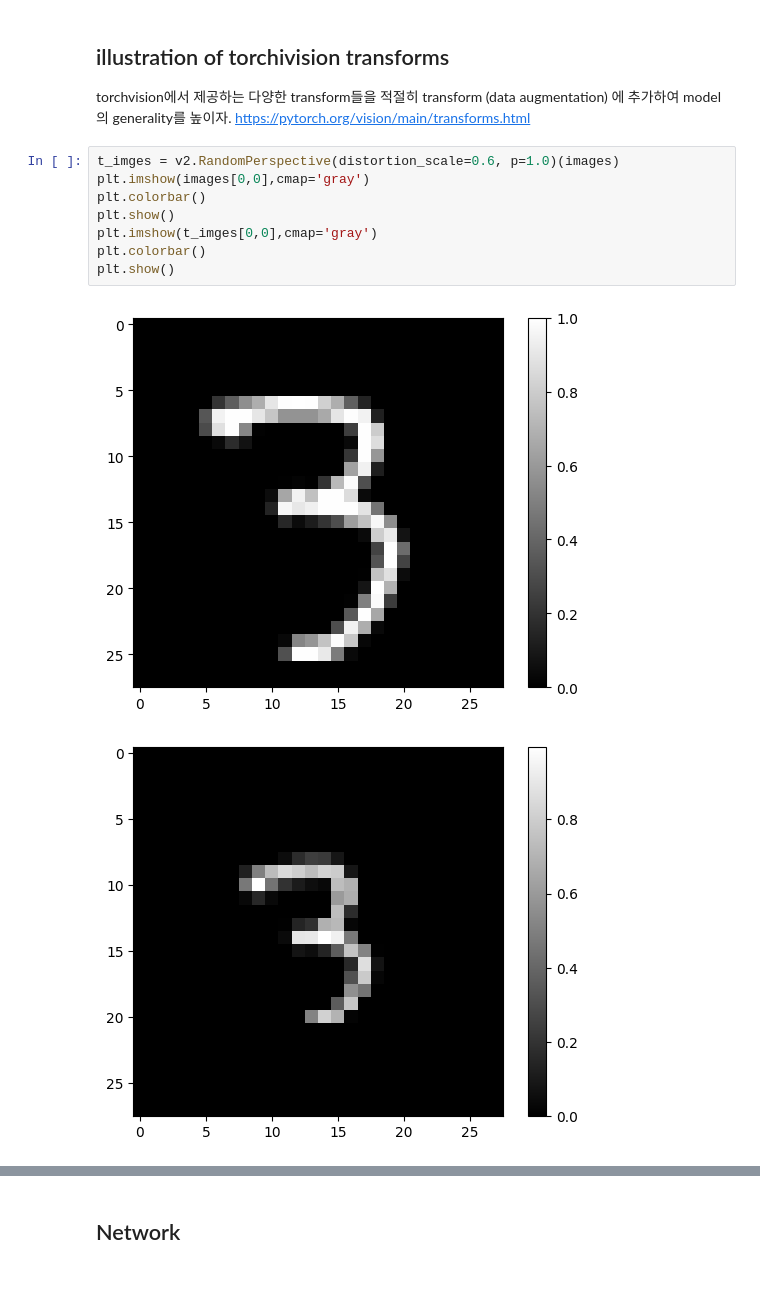
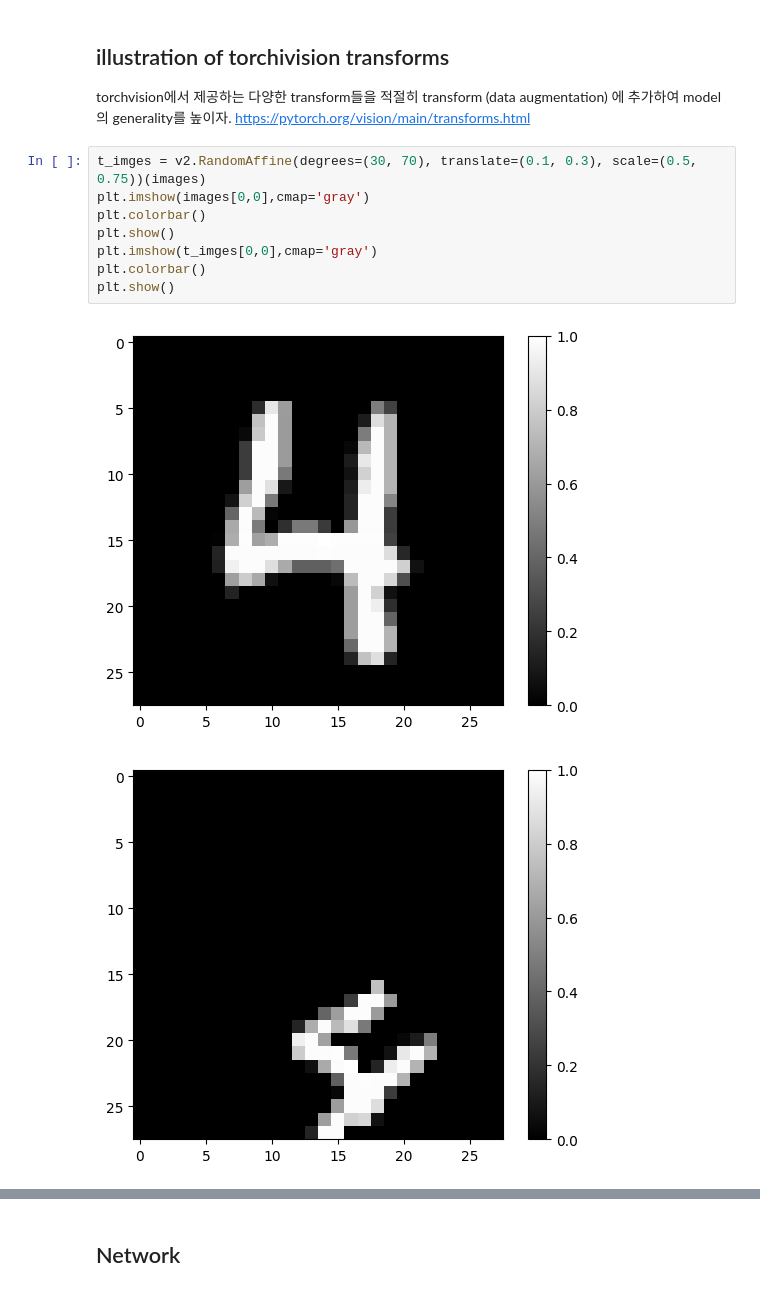
Before and after one commit to hufsaim/T10306201, a Jupyter notebook: notebook_2024/Lab09.ipynb, the cells around one changed output, grey strips where cells are left out. Drawn from its saved outputs; the diff is of its cells as text.

```diff
--- a/notebook_2024/Lab09.ipynb
+++ b/notebook_2024/Lab09.ipynb
@@ -107,13 +139,13 @@ torch.Size([100, 1, 28, 28])
 torchvision에서 제공하는 다양한 transform들을 적절히 transform (data augmentation) 에 추가하여 model의 generality를 높이자.
 https://pytorch.org/vision/main/transforms.html
 # %%
-t_imges = v2.RandomPerspective(distortion_scale=0.6, p=1.0)(images)
+t_imges = v2.RandomAffine(degrees=(30, 70), translate=(0.1, 0.3), scale=(0.5, 0.75))(images)
 plt.imshow(images[0,0],cmap='gray')
 plt.colorbar()
 plt.show()
 plt.imshow(t_imges[0,0],cmap='gray')
 plt.colorbar()
 plt.show()
 # %% [output]
-[figure, old version]
+[figure, new version]
-[figure, old version]
+[figure, new version]
```
Also changed, not shown: parts of 5 cells of this notebook.
